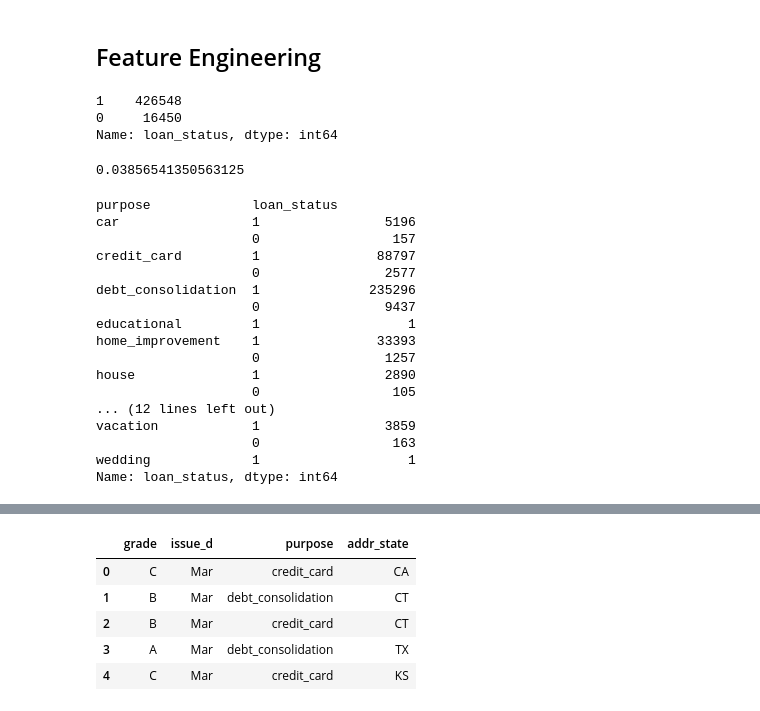
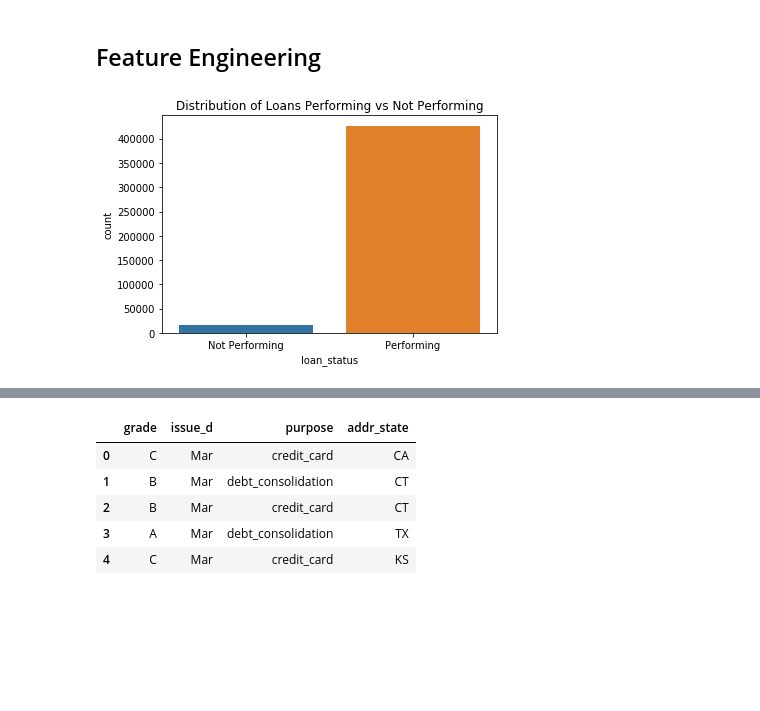
Before and after one commit to pmandj/LoanPerformance, a Jupyter notebook: PredictingLoanPerformance.ipynb, the cells around one changed output, grey strips where cells are left out. Drawn from its saved outputs; the diff is of its cells as text; code cells hidden in the pictures; blank space fills up the shorter version.

```diff
--- a/PredictingLoanPerformance.ipynb
+++ b/PredictingLoanPerformance.ipynb
@@ -38,33 +42,9 @@ df.loc[
     (df.loan_status == 'Late (31-120 days)') |
     (df.loan_status =='Default')|
     (df.loan_status == 'Late (16-30 days)'), 'loan_status'] = 0
-# %%
-df.loan_status.value_counts()
-# %% [output]
-1    426548
-0     16450
-Name: loan_status, dtype: int64
-# %%
-16450/426548
-# %% [output]
-0.03856541350563125
-# %%
-df.groupby('purpose').loan_status.value_counts()
-# %% [output]
-purpose             loan_status
-car                 1                5196
-                    0                 157
-credit_card         1               88797
-                    0                2577
-debt_consolidation  1              235296
-                    0                9437
-educational         1                   1
-home_improvement    1               33393
-                    0                1257
-house               1                2890
-                    0                 105
-... (12 lines left out)
-vacation            1                3859
-                    0                 163
-wedding             1                   1
-Name: loan_status, dtype: int64
+# %%
+sns.countplot(df.loan_status).set(xticklabels=['Not Performing','Performing'])
+plt.title('Distribution of Loans Performing vs Not Performing')
+plt.show();
+# %% [output]
+[figure, added]
```
Also changed, not shown: parts of 46 cells of this notebook.
